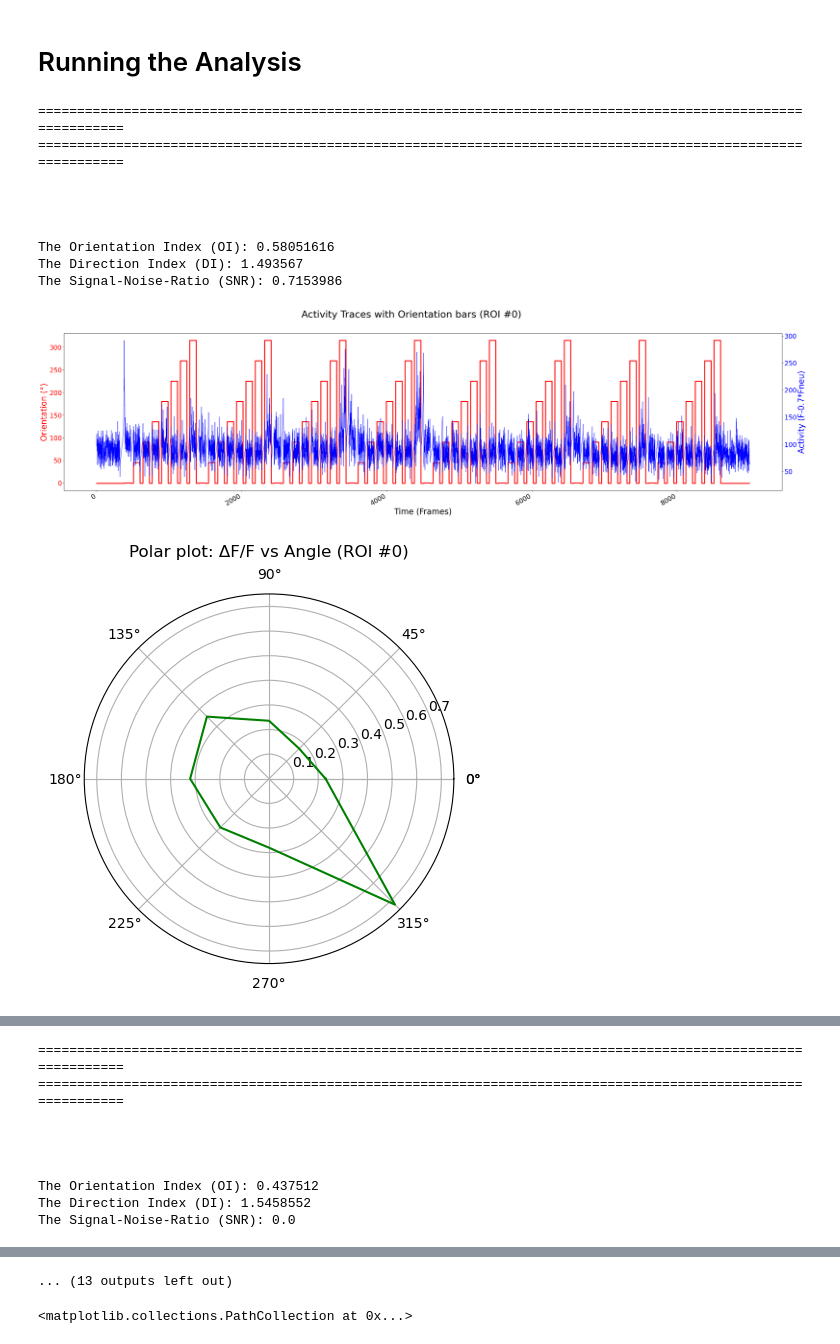
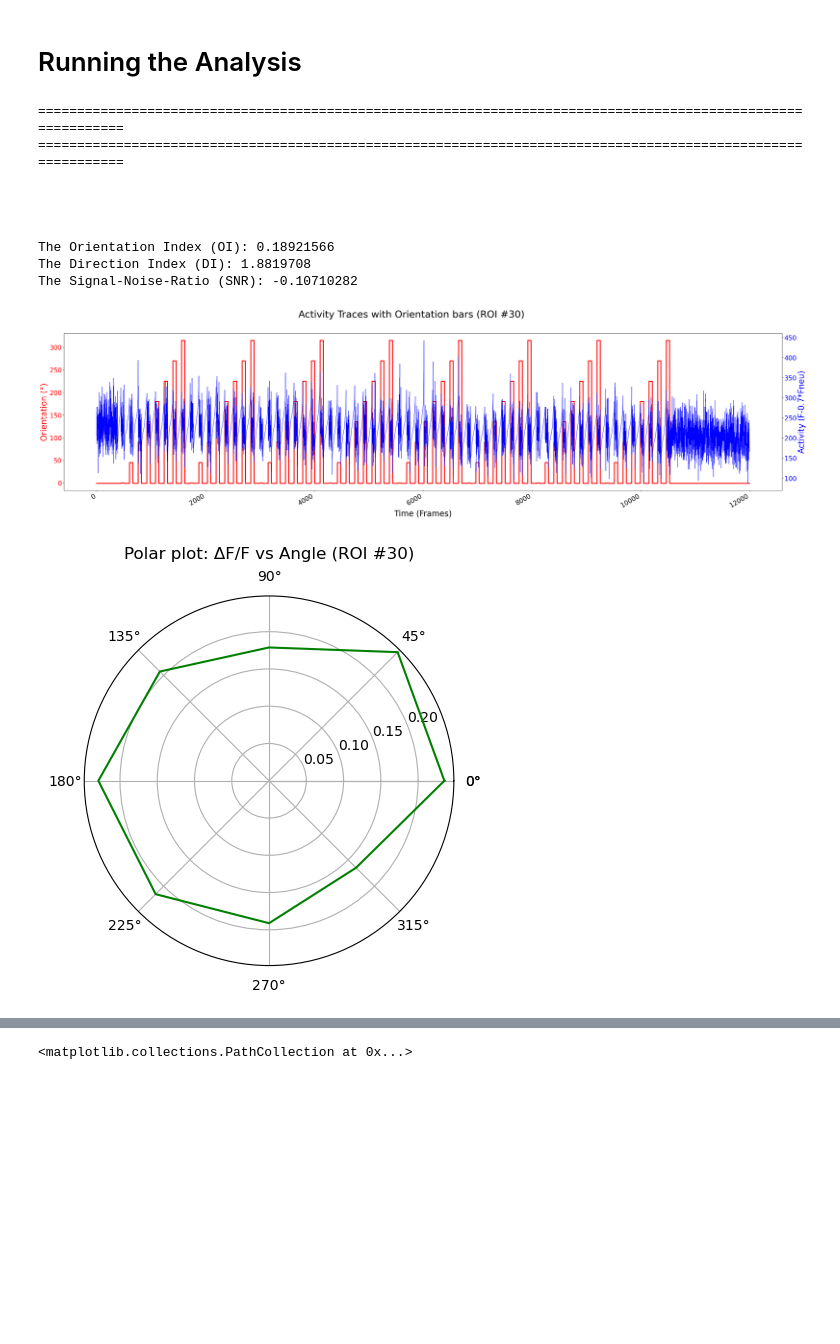
Before and after one commit to saltyhoi/Suite2pAnalysisCode, a Jupyter notebook: Suite2pAnaylsisNofunctionShift.ipynb, the cells around one changed output, grey strips where cells are left out. Saved outputs shown, nothing was run; the diff lists cells and outputs as text; code cells hidden in the pictures; blank space fills up the shorter version.

```diff
--- a/Suite2pAnaylsisNofunctionShift.ipynb
+++ b/Suite2pAnaylsisNofunctionShift.ipynb
@@ -52,7 +52,7 @@ def bottom_mean_grey(arr):
             a.append(arr[i])
     return np.mean(a)
 # %%
-direc = "/Volumes/My Passport for Mac/SampleData_/230214/LA30_7/suite2p/plane0"
+direc = "/Users/dannylim/Downloads/Ethan data/20230413/movie4/suite2p/plane0"#"/Volumes/My Passport for Mac/SampleData_/230214/LA30_7/suite2p/plane0"
 fps = 30
 sweep_number = 8
 
@@ -114,7 +111,7 @@ for i in range(zeroC.shape[0]):
 half_sec = round(rest_sum/zeroC.shape[0])
 # 40 frame = 1 sec
 
-for c in range(5): #cellFneu.shape[0]:
+for c in range(30,31): #cellFneu.shape[0]:
     # Grab the target cell
     cell = cellFneu[c, :]
     print("\n\n\n\n=============================================================================================================")
@@ -435,35 +432,35 @@ for c in range(5): #cellFneu.shape[0]:
         fsize=(10,5)
         # heatmap
         data = np.transpose(np.array(list(engles.values())))
         plt.imshow(data, cmap="RdYlGn_r")
         plt.xticks(ticks=range(len(angles)), labels=angles)
         plt.yticks(ticks=range(sweep_number), labels=range(1,sweep_number+1))
         plt.xlabel("Angle")
         plt.ylabel("Sweep")
         plt.colorbar()
         plt.title("Sweep-wise Mean_ΔF/F Heatmap (ROI #" + str(original_ind[c]) + ")")
         plt.show()
 
         plt.scatter(xengle, yengle)
         plt.plot(range(xengle.min(), xengle.max(), 1), gaussian(range(xengle.min(), xengle.max(), 1), O_p_s, R_n_s, R_p_s, R_0_s, sigma_s, sigma2_s), color="red", label="smooth")
         plt.xticks(angles)
         plt.xlabel("Angle")
         plt.ylabel("Mean_ΔF/F")
         plt.legend()
         plt.title("Scatter plot of Mean_ΔF/F (ROI #" + str(original_ind[c]) + ")")
         plt.show()
 
 
     display(HTML(fit_result.to_html()))
 # %% [output]
 =============================================================================================================
 =============================================================================================================
 
 
 
 
-The Orientation Index (OI): 0.58051616
-The Direction Index (DI): 1.493567
-The Signal-Noise-Ratio (SNR): 0.7153986
+The Orientation Index (OI): 0.18921566
+The Direction Index (DI): 1.8819708
+The Signal-Noise-Ratio (SNR): -0.10710282
-[figure, old version]
+[figure, new version]
-[figure, old version]
+[figure, new version]
@@ -475,9 +471,0 @@ The Signal-Noise-Ratio (SNR): 0.7153986
-=============================================================================================================
-=============================================================================================================
-
-
-
-
-The Orientation Index (OI): 0.437512
-The Direction Index (DI): 1.5458552
-The Signal-Noise-Ratio (SNR): 0.0
@@ -501,4 +472,3 @@ The Signal-Noise-Ratio (SNR): 0.22055012
-... (13 outputs left out)
 # %%
 plt.scatter(xdata, ydata)
 # %% [output]
```
Also changed, not shown: parts of 2 cells of this notebook, 2 other files.
